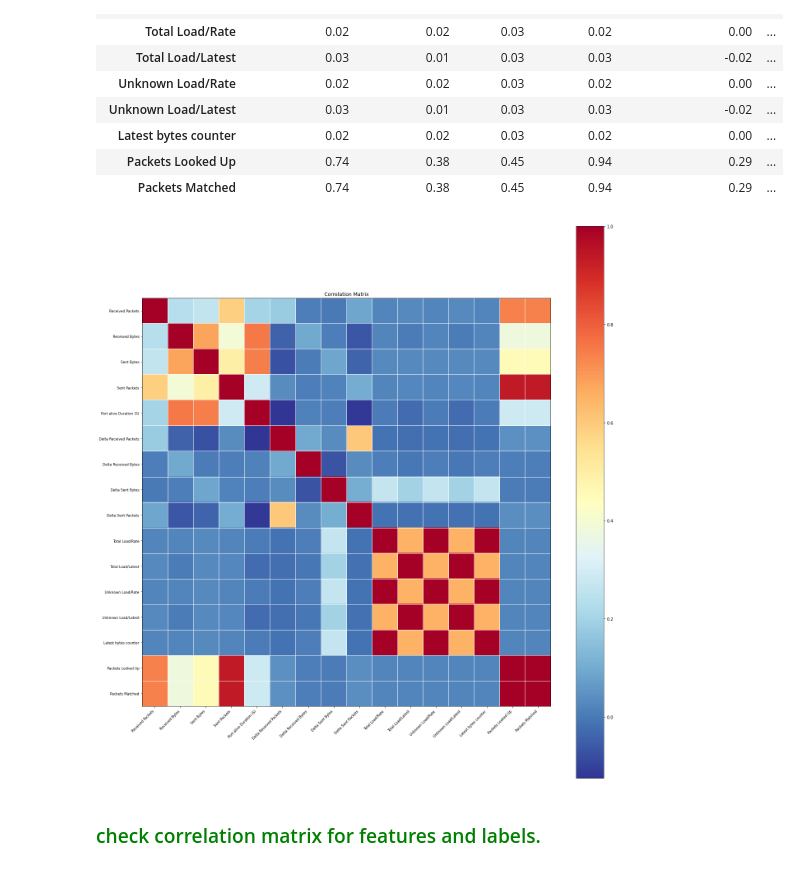
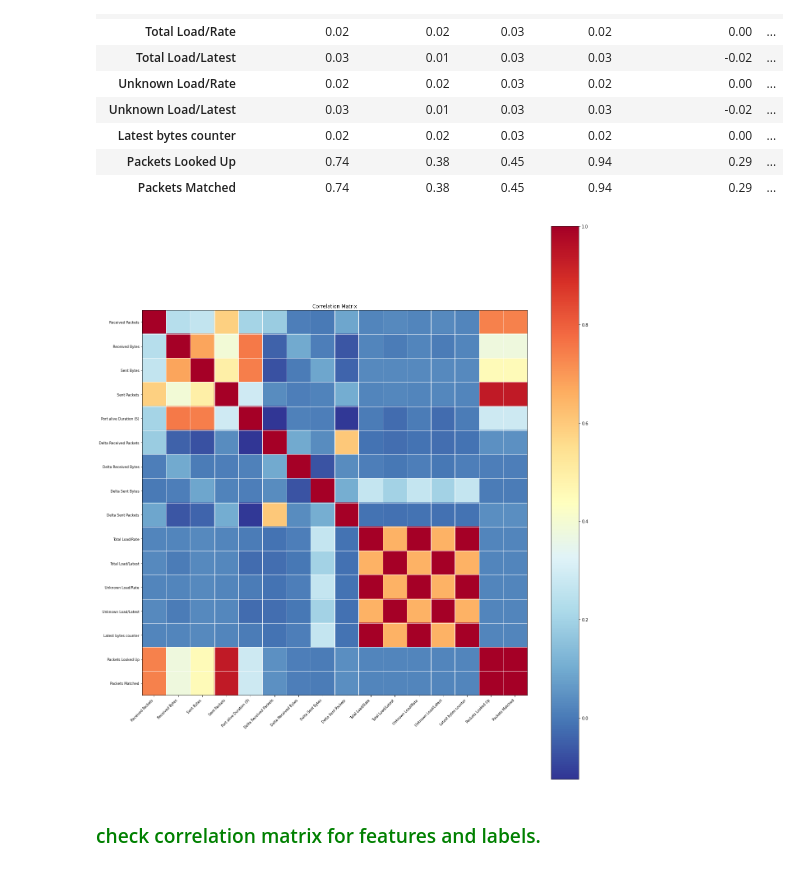
Before and after one commit to JoaquinGianan/network-analytics, a Jupyter notebook: notebooks/networt-analysis-eda-model.ipynb, the cells around one changed output. Saved outputs shown, nothing was run; the diff lists cells and outputs as text; code cells hidden in the pictures.

```diff
--- a/notebooks/networt-analysis-eda-model.ipynb
+++ b/notebooks/networt-analysis-eda-model.ipynb
@@ -212,12 +212,14 @@ corr_features.style.background_gradient(cmap='coolwarm').set_precision(2)
 | Packets Looked Up | 0.74 | 0.38 | 0.45 | 0.94 | 0.29 | ... |
 | Packets Matched | 0.74 | 0.38 | 0.45 | 0.94 | 0.29 | ... |
 # %%
+
+
 sm.graphics.plot_corr(corr_features, xnames=list(corr_features.columns))
 
-plt.rc("figure", figsize=(18, 19))
+plt.rc("figure", figsize=(17, 18))
 plt.show()
 # %% [output]
-[figure, old version]
+[figure, new version]
 # %% [markdown]
 ### <span style = "color:green"> check correlation matrix for features and labels. </span>
 # %%
```
Also changed, not shown: parts of 2 cells of this notebook, 7 other files.
